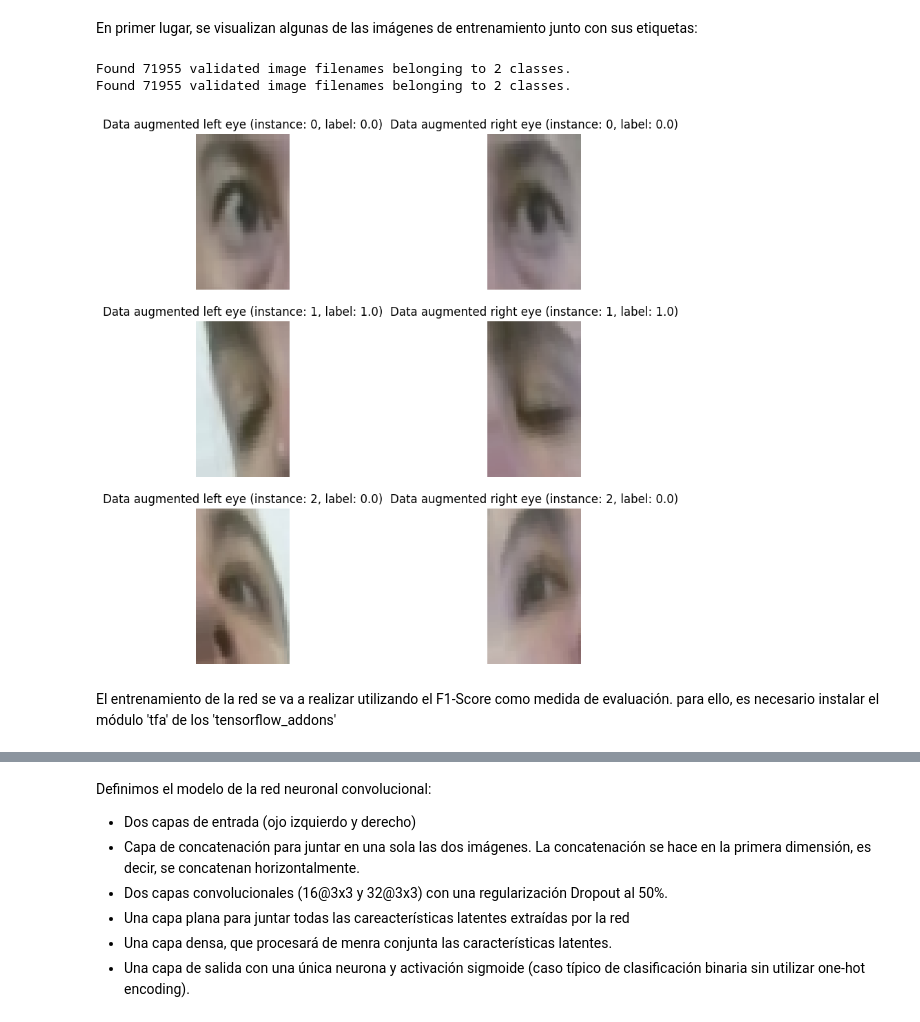
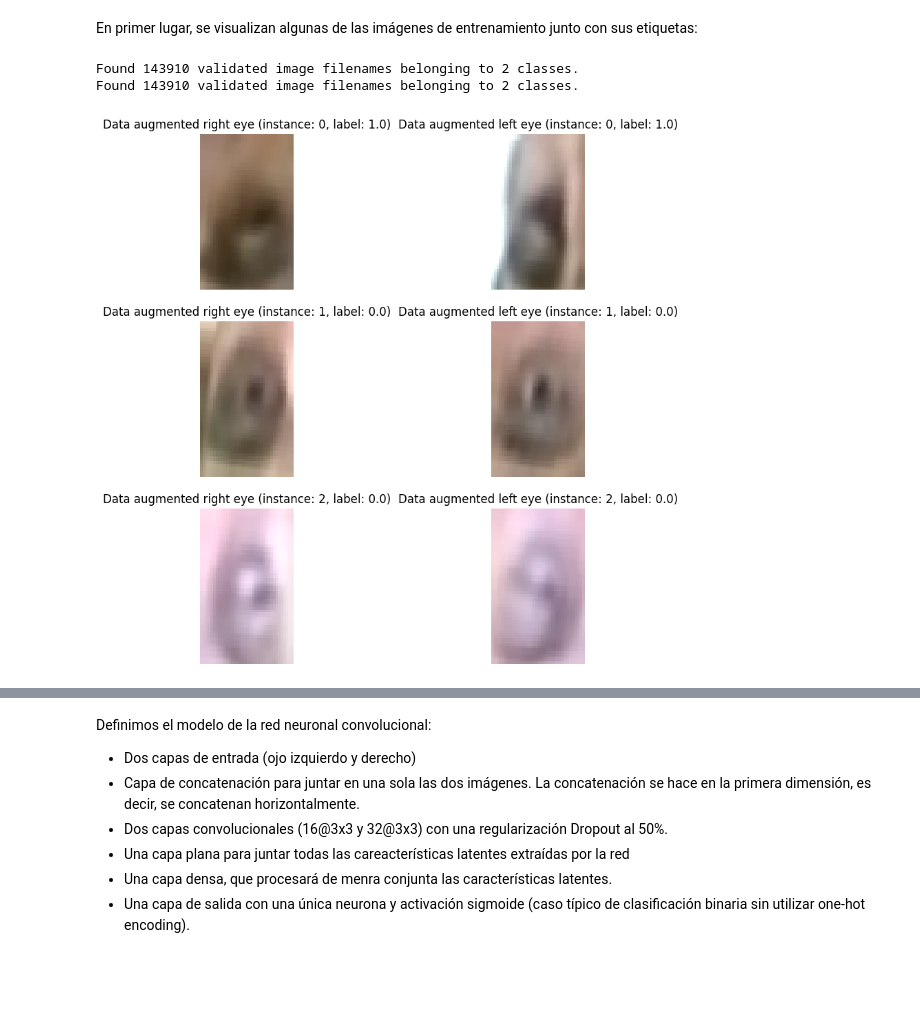
Before and after one commit to sergiosaez6/blink-detection-cnn, a Jupyter notebook: blink_detection.ipynb, the cells around one changed output, grey strips where cells are left out. Cells and saved outputs as stored; diff of their text form; code cells hidden in the pictures; blank space fills up the shorter version.

```diff
--- a/blink_detection.ipynb
+++ b/blink_detection.ipynb
@@ -103,9 +128,10 @@ train_data = pd.read_csv(labels_path, dtype=str)
 datagen = ImageDataGenerator(rescale=1./255)
 
 aug_datagen = ImageDataGenerator(rescale=1./255,
-                             rotation_range=30,
-                             horizontal_flip=True,
-                             brightness_range=[0.9,1])
+                                 rotation_range=20,
+                                 horizontal_flip=True,
+                                 vertical_flip=True,
+                                 brightness_range=[1,1.5])
 # %% [markdown]
 En las siguientes celdas, se realizan una serie de comprobaciones relativas a balanceo de clases:
 # %%
@@ -319,5 +343,0 @@ Por limitaciones computacionales, se va a submuestrear el dataset aumentado, par
-# %%
-train_data_aug = train_data_aug[::2]
-print(f"Total number of instances in the augmented dataset (after subsample): {train_data_aug.shape[0]}")
-print("\nClass balance:")
-print(train_data_aug['blink'].value_counts())
@@ -383,22 +382,20 @@ En primer lugar, se visualizan algunas de las imágenes de entrenamiento junto c
 # %%
 aug_iter = generator(train_data_aug, aug_datagen)
 fig, ax = plt.subplots(nrows=3,ncols=2,figsize=(10,10))
 
 for i in range(3):
   eye = next(aug_iter)
   left_eye_image = eye[0][0][i]
   right_eye_image = eye[0][1][i]
 
   ax[i,0].imshow(right_eye_image)
   ax[i,1].imshow(left_eye_image)
   ax[i,0].axis('off')
   ax[i,1].axis('off')
 
-  ax[i,0].set_title(f'Data augmented left eye (instance: {i}, label: {eye[1][i]})')
-  ax[i,1].set_title(f'Data augmented right eye (instance: {i}, label: {eye[1][i]})')
+  ax[i,0].set_title(f'Data augmented right eye (instance: {i}, label: {eye[1][i]})')
+  ax[i,1].set_title(f'Data augmented left eye (instance: {i}, label: {eye[1][i]})')
 # %% [output]
-Found 71955 validated image filenames belonging to 2 classes.
-Found 71955 validated image filenames belonging to 2 classes.
+Found 143910 validated image filenames belonging to 2 classes.
+Found 143910 validated image filenames belonging to 2 classes.
-[figure, old version]
+[figure, new version]
-# %% [markdown]
-El entrenamiento de la red se va a realizar utilizando el F1-Score como medida de evaluación. para ello, es necesario instalar el módulo 'tfa' de los 'tensorflow_addons'
```
Also changed, not shown: parts of 35 cells of this notebook, 2 other files.
